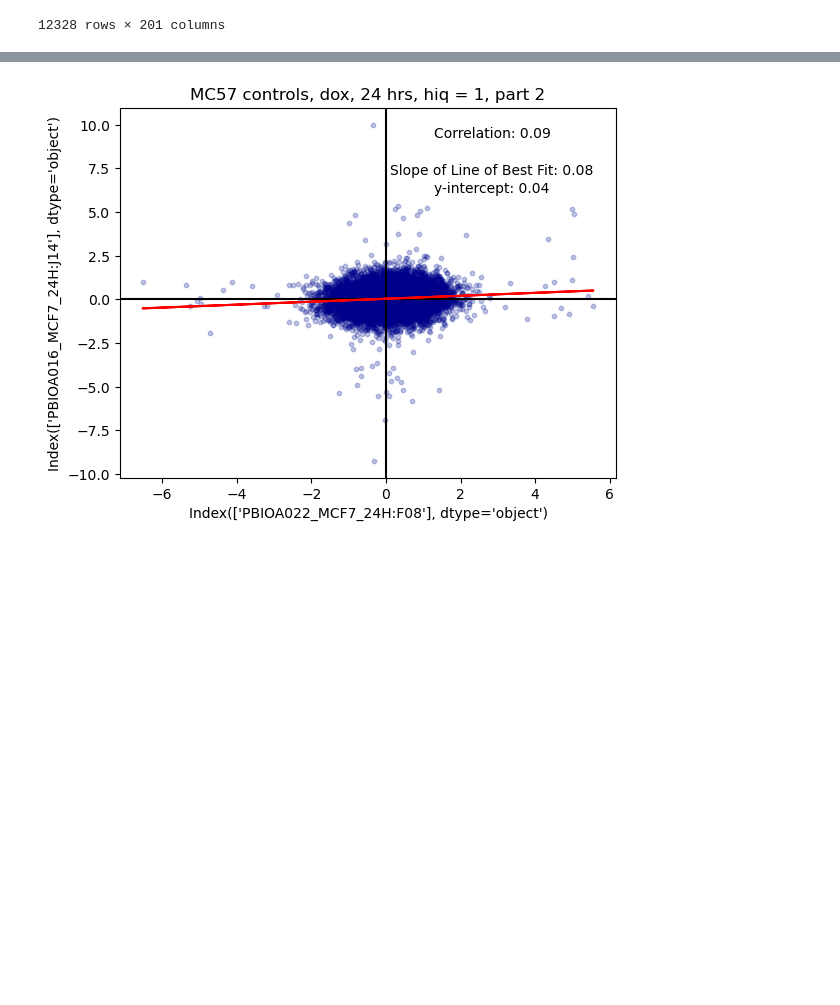
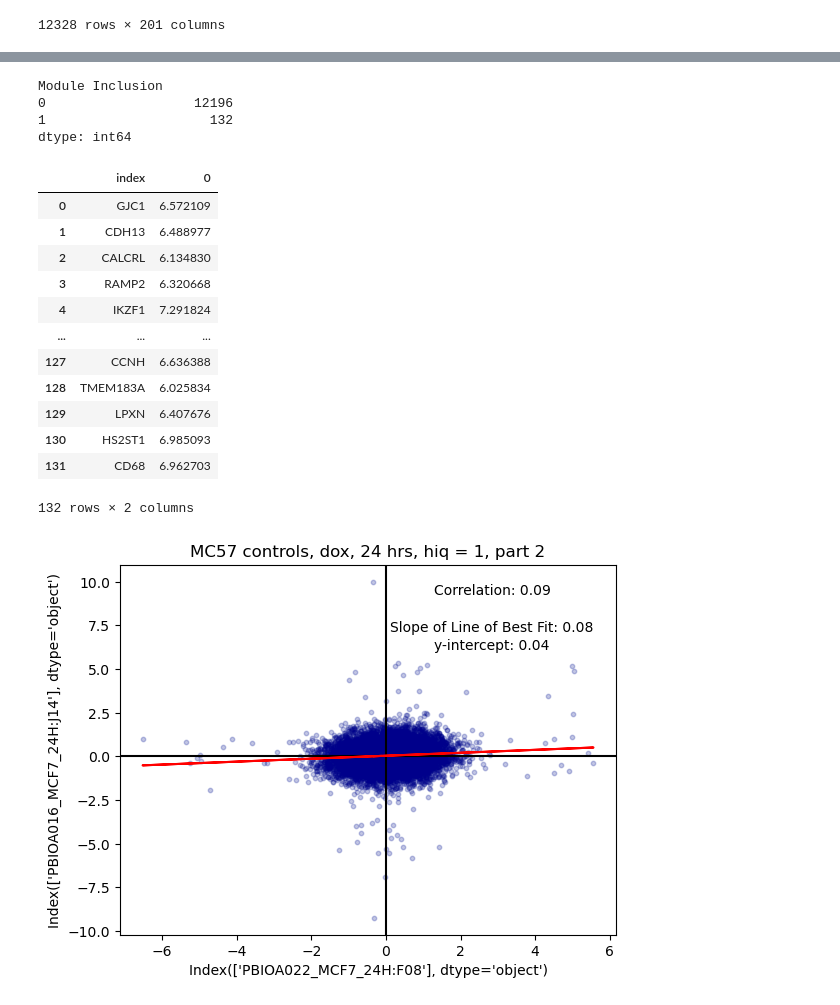
Before and after one commit to reformist/research2023, a Jupyter notebook: controlAnalysis.ipynb, the cells around one changed output, grey strips where cells are left out. Cells and saved outputs as stored; diff of their text form; code cells hidden in the pictures; blank space fills up the shorter version.

```diff
--- a/controlAnalysis.ipynb
+++ b/controlAnalysis.ipynb
@@ -1662,0 +1702,3 @@ def graphScatter(x, y, title = ""):
+# %%
+cp_dox_MCF7_24_10_is_exemp_1_list_z_scores_df.index = first_cp.index
+cp_dox_MCF7_24_10_is_exemp_1_list_z_scores_df
@@ -1663,3 +1743,29 @@ def graphScatter(x, y, title = ""):
+# %%
+new_df.value_counts()
+# %% [output]
+Module Inclusion
+0                   12196
+1                     132
+dtype: int64
+# %%
+significant_cp_dox_MCF7_24_10_is_exemp_1 = cp_dox_MCF7_24_10_is_exemp_1_list_z_scores_df[cp_dox_MCF7_24_10_is_exemp_1_list_z_scores_df.iloc[:,0] > 6]
+significant_cp_dox_MCF7_24_10_is_exemp_1.reset_index(inplace=True)
+# %%
+significant_cp_dox_MCF7_24_10_is_exemp_1
+# %% [output]
+|  | index | 0 |
+| 0 | GJC1 | 6.572109 |
+| 1 | CDH13 | 6.488977 |
+| 2 | CALCRL | 6.134830 |
+| 3 | RAMP2 | 6.320668 |
+| 4 | IKZF1 | 7.291824 |
+| ... | ... | ... |
+| 127 | CCNH | 6.636388 |
+| 128 | TMEM183A | 6.025834 |
+| 129 | LPXN | 6.407676 |
+| 130 | HS2ST1 | 6.985093 |
+| 131 | CD68 | 6.962703 |
+132 rows × 2 columns
 # %%
 graphScatter(control_MC57_ctrl_hiq_vals["PBIOA022_MCF7_24H:F08"], control_MC57_ctrl_hiq_vals["PBIOA016_MCF7_24H:J14"], title= "MC57 controls, dox, 24 hrs, hiq = 1, part 2")
 # %% [output]
```
Also changed, not shown: parts of 14 cells of this notebook, 6 other files.
